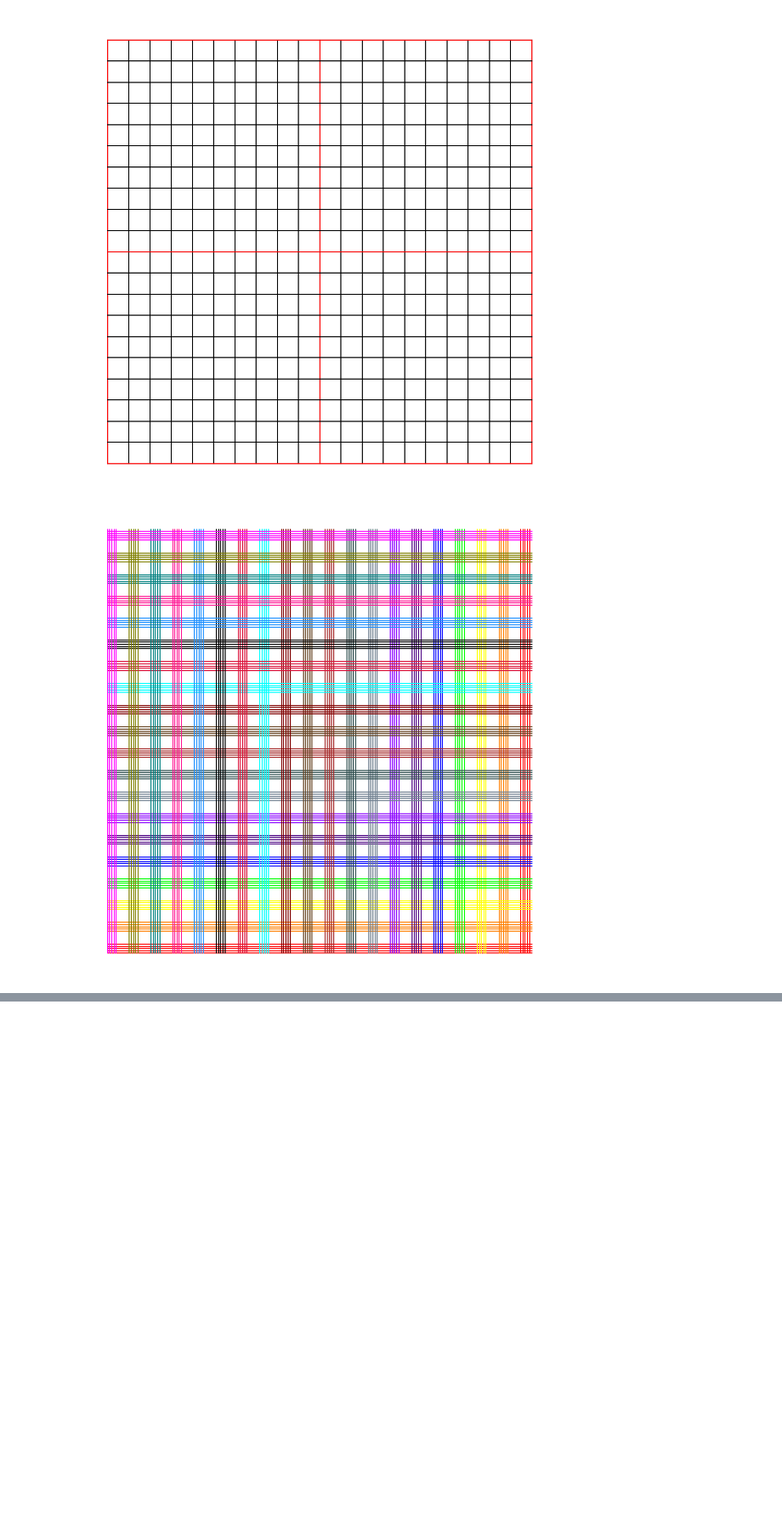
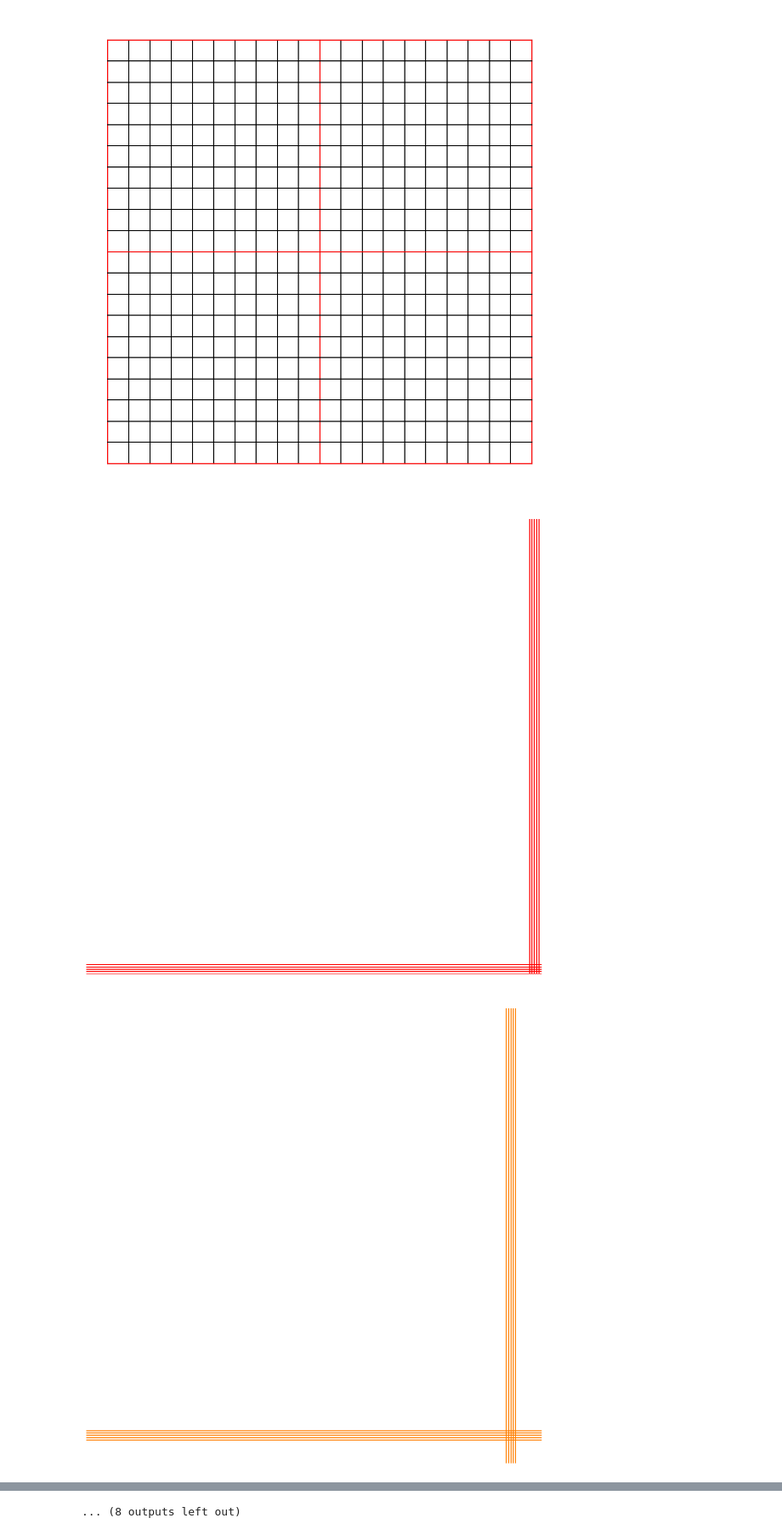
Before and after one commit to viktor-kertanov/hmmg, a Jupyter notebook: notebooks/standard_grid/standard_grid.ipynb, the cells around one changed output, grey strips where cells are left out. Shown at 85% size. Cells and saved outputs as stored; diff of their text form; code cells hidden in the pictures; blank space fills up the shorter version.

```diff
--- a/notebooks/standard_grid/standard_grid.ipynb
+++ b/notebooks/standard_grid/standard_grid.ipynb
@@ -62,31 +62,33 @@ y_stop = h
 delta = 0.1
 
 num_mini_l = 5
 
 # for color_idx, color in enumerate(colors):
 #     for vertex in np.arange(v, -1, -1):
 #         cur_color = colors[vertex]
 
 #         for idx in range(num_mini_l):
 #             plt.plot([vertex+delta*idx, vertex+delta*idx], [y_start, y_stop+num_mini_l*delta], color = cur_color)
 
 #     for horizont in np.arange(h, -1, -1):
 #         for idx in range(num_mini_l):
 #             plt.plot([x_start, x_stop+num_mini_l*delta], [horizont+delta*idx, horizont+delta*idx], color = cur_color)
 
 
 for color_idx, color in enumerate(colors):
 
     for idx in range(num_mini_l):
         plt.plot([len(colors)-color_idx-1+delta*idx, len(colors)-color_idx-1+delta*idx], [y_start, y_stop+num_mini_l*delta], color = color)
 
     for idx in range(num_mini_l):
         plt.plot([x_start, x_stop+num_mini_l*delta], [color_idx+delta*idx, color_idx+delta*idx], color = color)
 
     plt.axis('off')
+    plt.axis([0,20,0,20])
     plt.gca().set_aspect('equal')
     plt.gcf().set_size_inches(13,13)
     plt.savefig(f'color_grid_standard/{color_idx}_{color}.svg')
     plt.show()
 # %% [output]
-[figure, old version]
+[figure, new version]
+[figure, added]
@@ -92,0 +105 @@ for color_idx, color in enumerate(colors):
+... (8 outputs left out)
```
Also changed, not shown: parts of 1 cell of this notebook, 3 other files.
